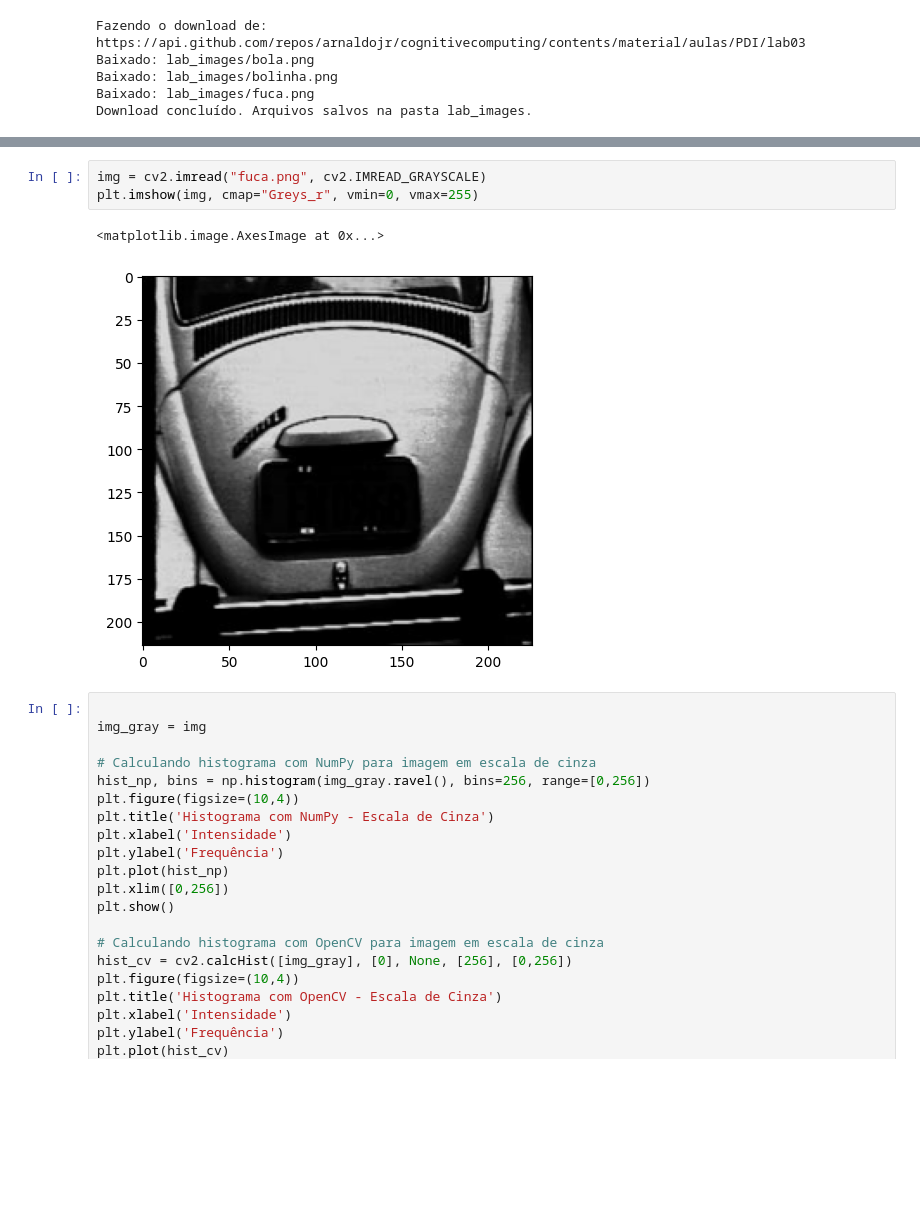
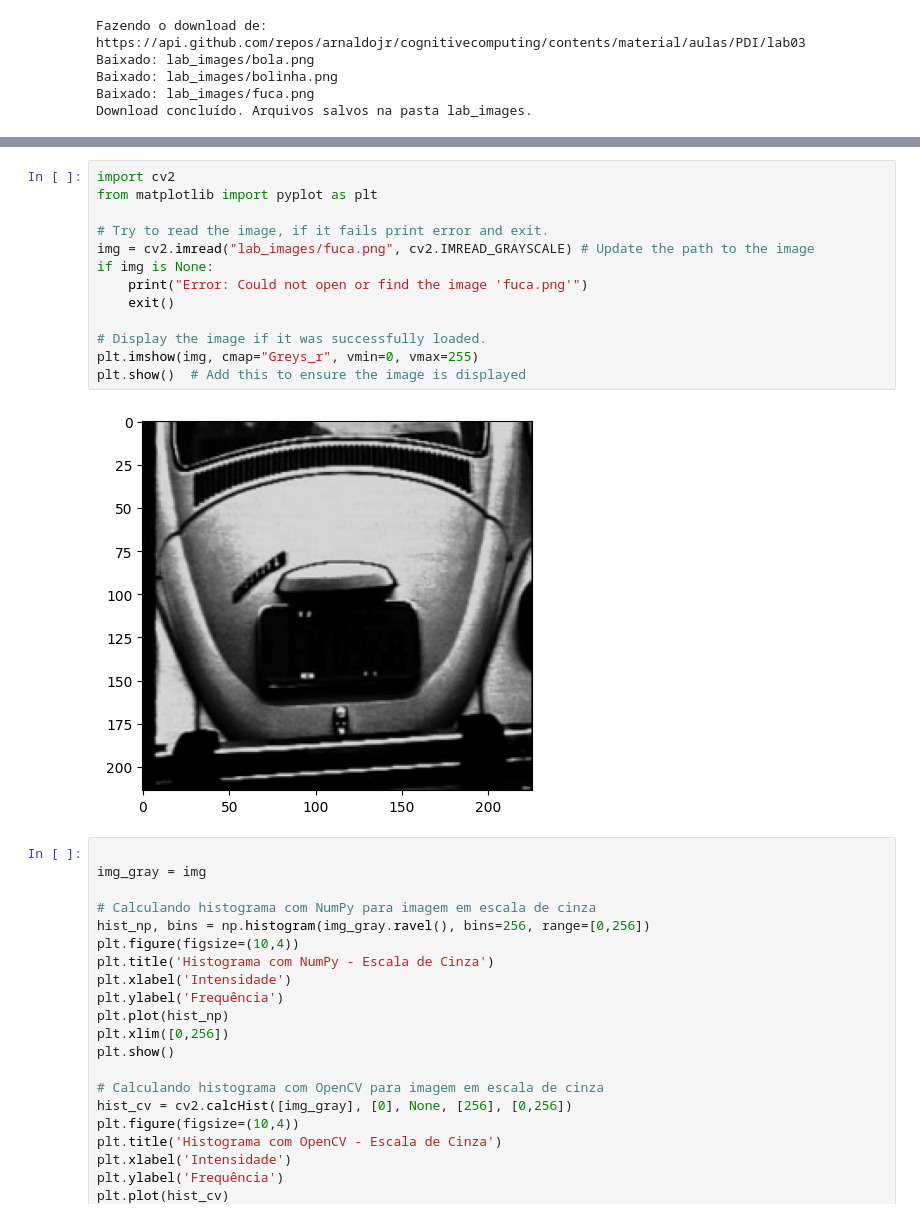
Before and after one commit to joaotuneli56/AULA16-05, a Jupyter notebook: material/aulas/PDI/lab03/atividade3.ipynb, the cells around one changed output, grey strips where cells are left out. Cells and saved outputs as stored; diff of their text form; blank space fills up the shorter version.

```diff
--- a/material/aulas/PDI/lab03/atividade3.ipynb
+++ b/material/aulas/PDI/lab03/atividade3.ipynb
@@ -76,9 +76,18 @@ OpenCV Version : 4.6.0
-# %%
-img = cv2.imread("fuca.png", cv2.IMREAD_GRAYSCALE)
-plt.imshow(img, cmap="Greys_r", vmin=0, vmax=255)
-# %% [output]
-<matplotlib.image.AxesImage at 0x...>
-[figure, removed]
+# %%
+import cv2
+from matplotlib import pyplot as plt
+
+# Try to read the image, if it fails print error and exit.
+img = cv2.imread("lab_images/fuca.png", cv2.IMREAD_GRAYSCALE) # Update the path to the image
+if img is None:
+    print("Error: Could not open or find the image 'fuca.png'")
+    exit()
+
+# Display the image if it was successfully loaded.
+plt.imshow(img, cmap="Greys_r", vmin=0, vmax=255)
+plt.show()  # Add this to ensure the image is displayed
+# %% [output]
+[figure, added]
 # %%
 
 img_gray = img
```
Also changed, not shown: parts of 4 cells of this notebook.
